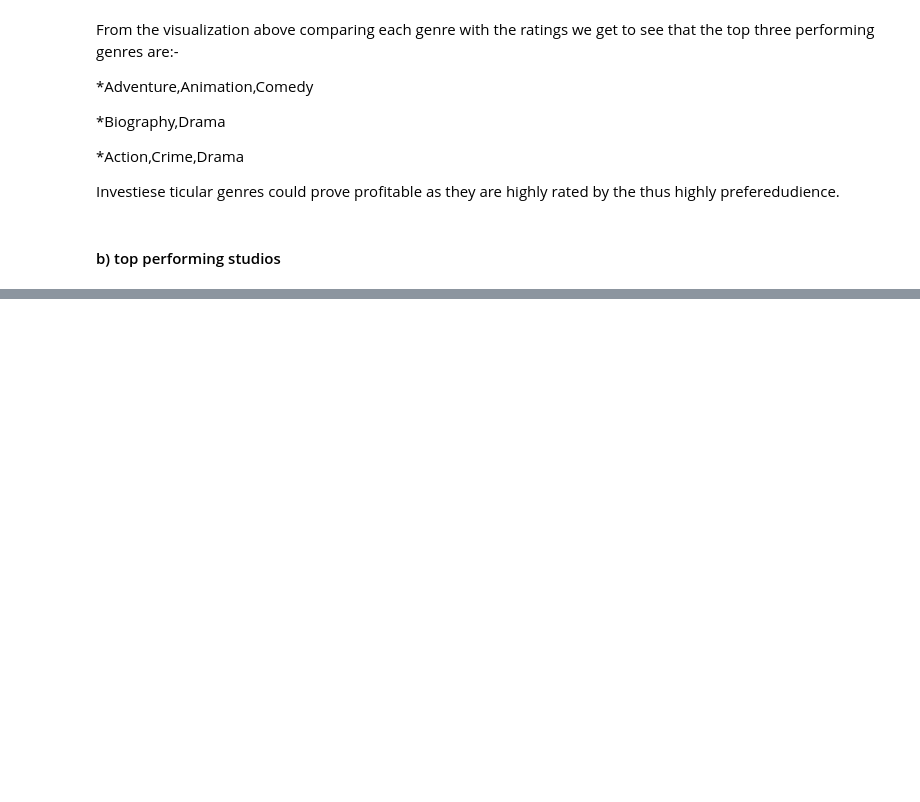
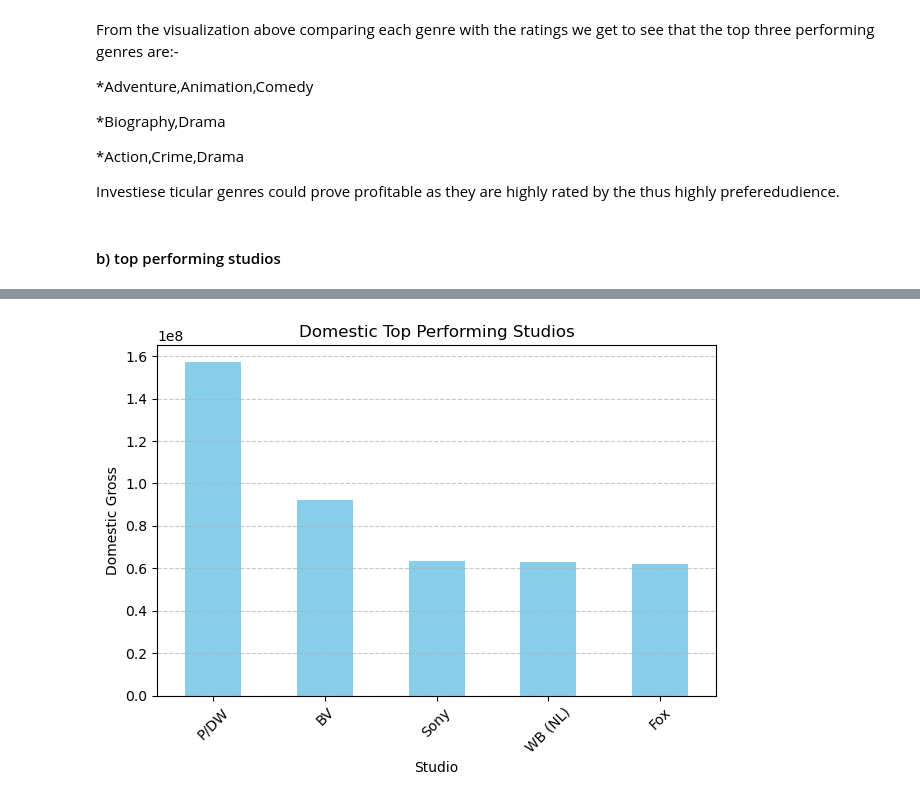
Before and after one commit to juliettmwaura/dsc-phase-1-project-v2-4, a Jupyter notebook: student.ipynb, the cells around one changed output, grey strips where cells are left out. Drawn from its saved outputs; the diff is of its cells as text; code cells hidden in the pictures; blank space fills up the shorter version.

Commit message:
studios

```diff
--- a/student.ipynb
+++ b/student.ipynb
@@ -563,0 +573,6 @@ Investiese ticular genres could prove profitable as they are highly rated by the
+# %%
+#finding the top most performing studio
+studio_earnings = dfmg.groupby('studio')['domestic_gross'].median().sort_values(ascending=False)
+#select top 10 studios
+TopStudios = studio_earnings.head(5)
+TopStudios
@@ -563,0 +587,19 @@ Investiese ticular genres could prove profitable as they are highly rated by the
+# %%
+TopStudios.plot(kind='bar', color= 'skyblue')
+plt.title('Domestic Top Performing Studios')
+plt.xlabel('Studio')
+plt.ylabel('Domestic Gross')
+
+# Adding grid lines
+plt.grid(axis='y', linestyle='--', alpha=0.7)
+
+# Rotating x-axis labels
+plt.xticks(rotation=45)
+
+# Adjusting layout
+plt.tight_layout()
+
+# Show plot
+plt.show()
+# %% [output]
+[figure, added]
```
Also changed, not shown: parts of 9 cells of this notebook.
